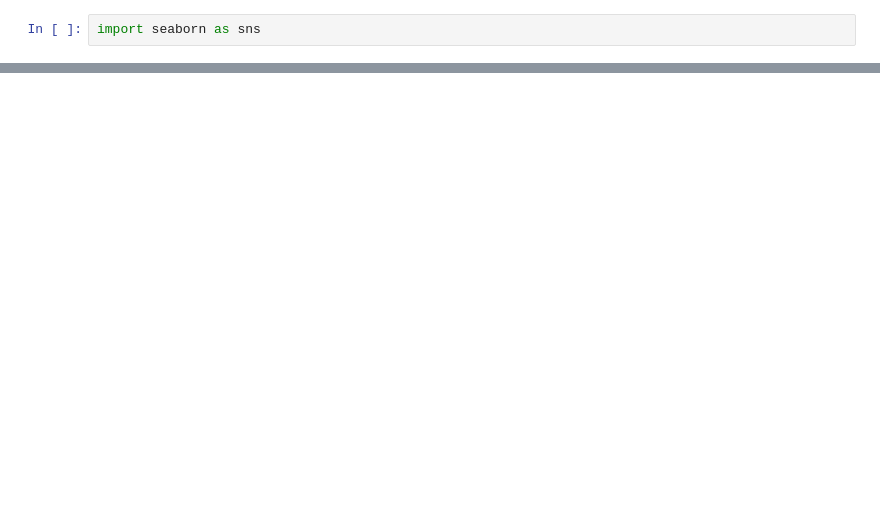
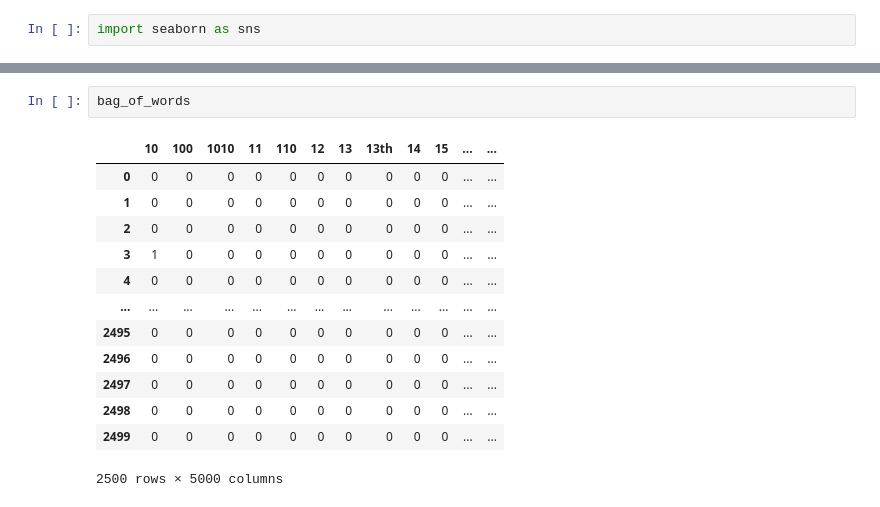
Before and after one commit to NityaVerma19/IMDB-DATA-ANALYSIS, a Jupyter notebook: IMDB.ipynb, the cells around one changed output, grey strips where cells are left out. Cells and saved outputs as stored; diff of their text form; blank space fills up the shorter version.

```diff
--- a/IMDB.ipynb
+++ b/IMDB.ipynb
@@ -395,0 +364,16 @@ https://gist.github.com/mwaskom/de44147ed2974457ad6372750bbe5751
+# %%
+bag_of_words
+# %% [output]
+|  | 10 | 100 | 1010 | 11 | 110 | 12 | 13 | 13th | 14 | 15 | ... | ... |
+| 0 | 0 | 0 | 0 | 0 | 0 | 0 | 0 | 0 | 0 | 0 | ... | ... |
+| 1 | 0 | 0 | 0 | 0 | 0 | 0 | 0 | 0 | 0 | 0 | ... | ... |
+| 2 | 0 | 0 | 0 | 0 | 0 | 0 | 0 | 0 | 0 | 0 | ... | ... |
+| 3 | 1 | 0 | 0 | 0 | 0 | 0 | 0 | 0 | 0 | 0 | ... | ... |
+| 4 | 0 | 0 | 0 | 0 | 0 | 0 | 0 | 0 | 0 | 0 | ... | ... |
+| ... | ... | ... | ... | ... | ... | ... | ... | ... | ... | ... | ... | ... |
+| 2495 | 0 | 0 | 0 | 0 | 0 | 0 | 0 | 0 | 0 | 0 | ... | ... |
+| 2496 | 0 | 0 | 0 | 0 | 0 | 0 | 0 | 0 | 0 | 0 | ... | ... |
+| 2497 | 0 | 0 | 0 | 0 | 0 | 0 | 0 | 0 | 0 | 0 | ... | ... |
+| 2498 | 0 | 0 | 0 | 0 | 0 | 0 | 0 | 0 | 0 | 0 | ... | ... |
+| 2499 | 0 | 0 | 0 | 0 | 0 | 0 | 0 | 0 | 0 | 0 | ... | ... |
+2500 rows × 5000 columns
```
Also changed, not shown: parts of 23 cells of this notebook.
